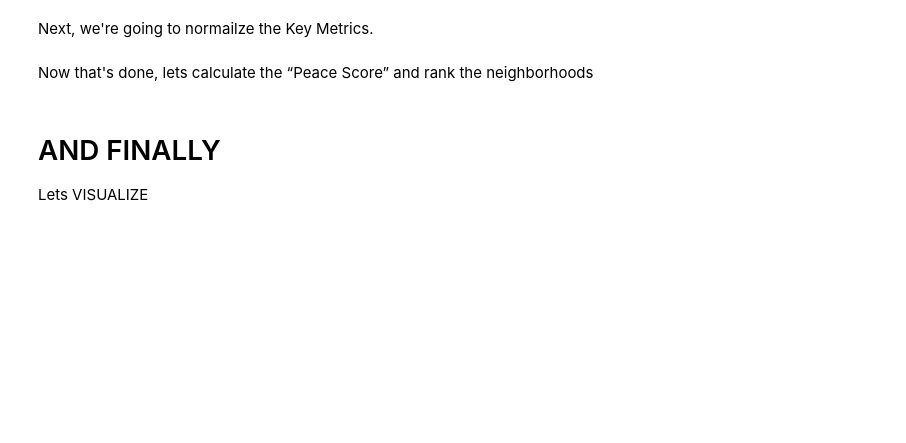
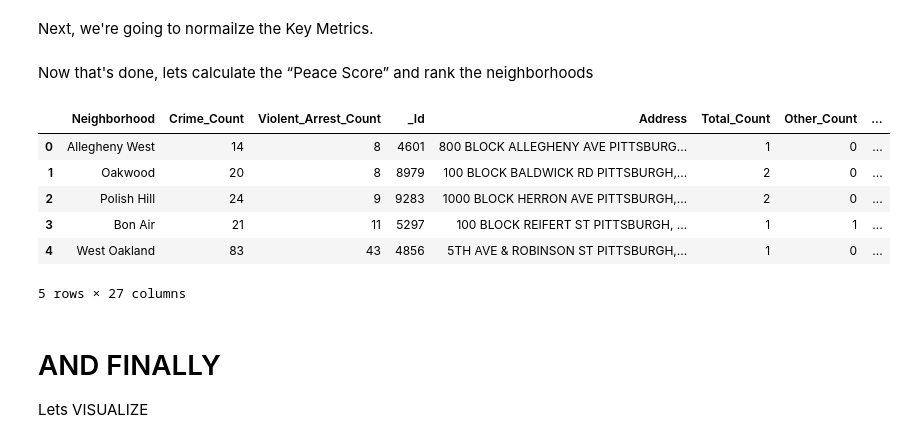
Before and after one commit to ELS522/pitt-best-neighborhood, a Jupyter notebook: final notebooks/final_project.ipynb, the cells around one changed output. Cells and saved outputs as stored; diff of their text form; code cells hidden in the pictures; blank space fills up the shorter version.

```diff
--- a/final notebooks/final_project.ipynb
+++ b/final notebooks/final_project.ipynb
@@ -465,13 +418,18 @@ for col in ['Crime_Count', 'Violent_Arrest_Count', 'Severity_Score']:
 # %% [markdown]
 Now that's done, lets calculate the “Peace Score” and rank the neighborhoods
 # %%
-
 final_rank = combined.sort_values(by='Peace_Score', ascending=True).reset_index(drop=True)
-
 top10 = final_rank.head(10)
-top10
-
 best = final_rank.iloc[0]
+top10.head()
+# %% [output]
+|  | Neighborhood | Crime_Count | Violent_Arrest_Count | _Id | Address | Total_Count | Other_Count | ... |
+| 0 | Allegheny West | 14 | 8 | 4601 | 800 BLOCK ALLEGHENY AVE PITTSBURG... | 1 | 0 | ... |
+| 1 | Oakwood | 20 | 8 | 8979 | 100 BLOCK BALDWICK RD PITTSBURGH,... | 2 | 0 | ... |
+| 2 | Polish Hill | 24 | 9 | 9283 | 1000 BLOCK HERRON AVE PITTSBURGH,... | 2 | 0 | ... |
+| 3 | Bon Air | 21 | 11 | 5297 | 100 BLOCK REIFERT ST PITTSBURGH, ... | 1 | 1 | ... |
+| 4 | West Oakland | 83 | 43 | 4856 | 5TH AVE & ROBINSON ST PITTSBURGH,... | 1 | 0 | ... |
+5 rows × 27 columns
 # %% [markdown]
 # AND FINALLY
 Lets VISUALIZE
```
Also changed, not shown: parts of 15 cells of this notebook, 1 other file.
